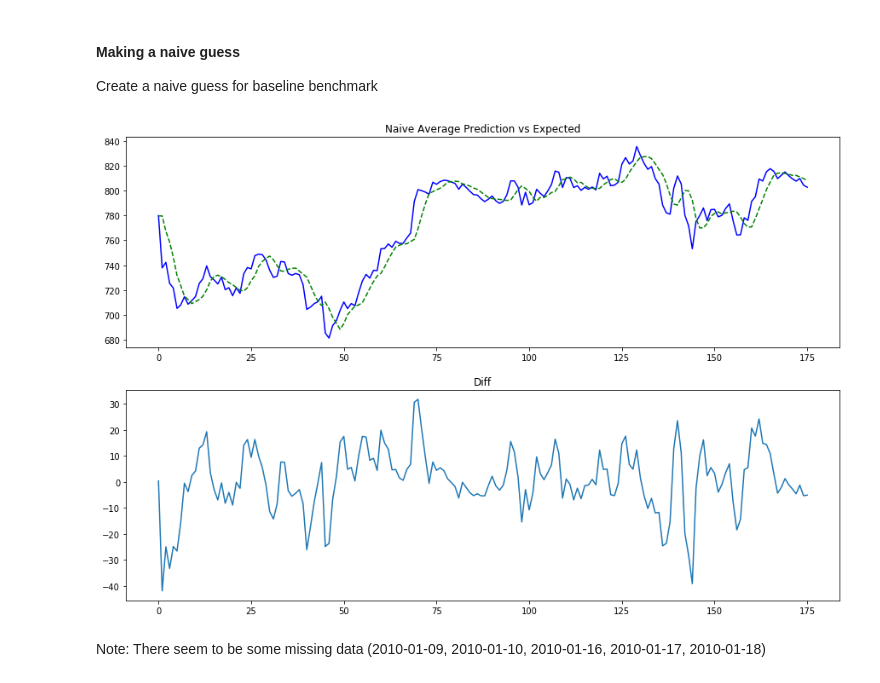
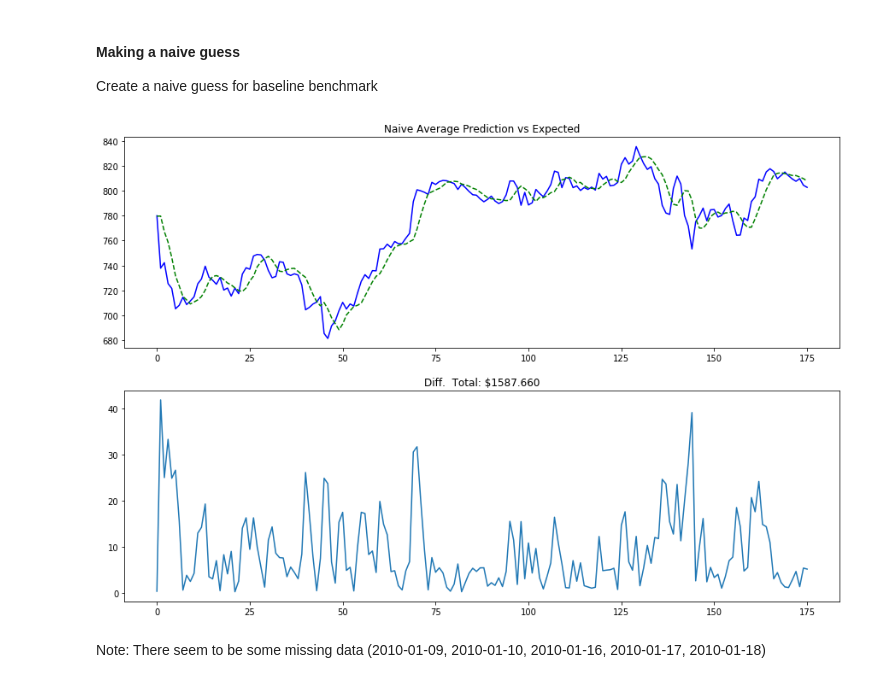
Before and after one commit to vhquang/machine-learning, a Jupyter notebook: stock-price.ipynb, the cells around one changed output. Cells and saved outputs as stored; diff of their text form; code cells hidden in the pictures.

```diff
--- a/stock-price.ipynb
+++ b/stock-price.ipynb
@@ -208,26 +201,26 @@ Create a naive guess for baseline benchmark
 # %%
 def compare_naive_predictions(data, timesteps, test_ratio):
     train, test = make_time_windows(data, timesteps)
     predictions = naive_prediction(train)
     _, testY = split(test, ratio)
     _, preds = split(predictions, ratio)
 
     plt.figure(figsize=(15, 10))
     plt.subplot(2, 1, 1)
     plt.plot(testY, color='blue', label='expected')
     plt.plot(preds, color='green', linestyle='--', label='naive predictions')
     plt.title('Naive Average Prediction vs Expected')
     plt.subplot(2, 1, 2)
-    diff = testY - preds
+    diff = np.absolute(testY - preds)
     plt.plot(diff)
-    plt.title('Diff')
+    plt.title('Diff.  Total: ${:.3f}'.format(diff.sum()))
     plt.savefig('naive-guess-compare.png')
 
 compare_naive_predictions(price_array, timesteps=4, test_ratio=0.9)
 
 # plt.savefig('naive-guess-{}.png'.format(SEQUENCE_LENGTH))
 # %% [output]
-[figure, old version]
+[figure, new version]
 # %% [markdown]
 Note: There seem to be some missing data (2010-01-09, 2010-01-10, 2010-01-16, 2010-01-17, 2010-01-18)
 # %%
```
Also changed, not shown: parts of 3 cells of this notebook, 3 other files.
